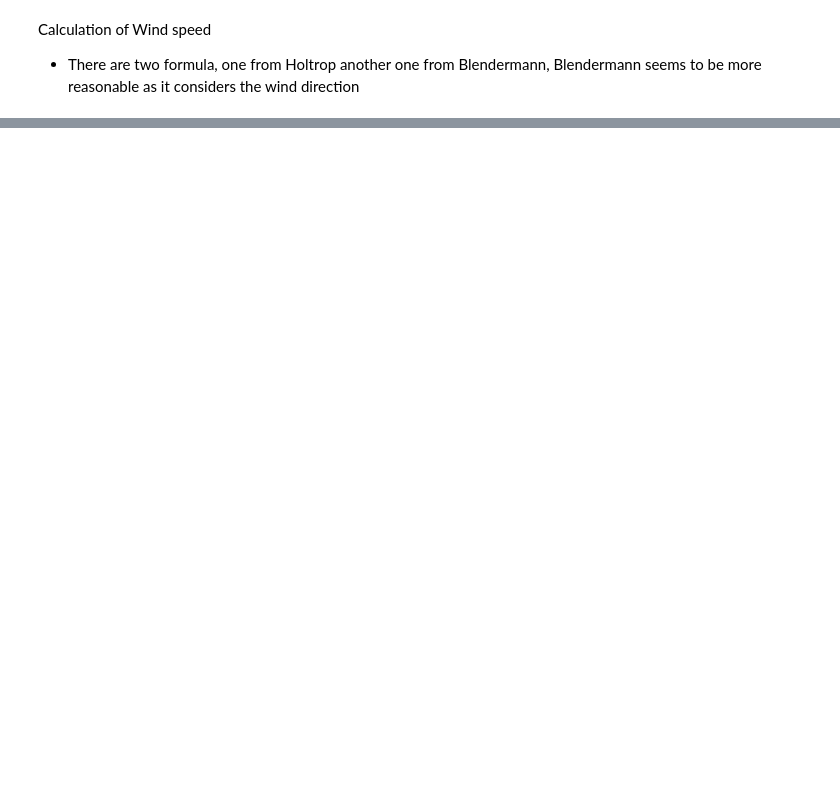
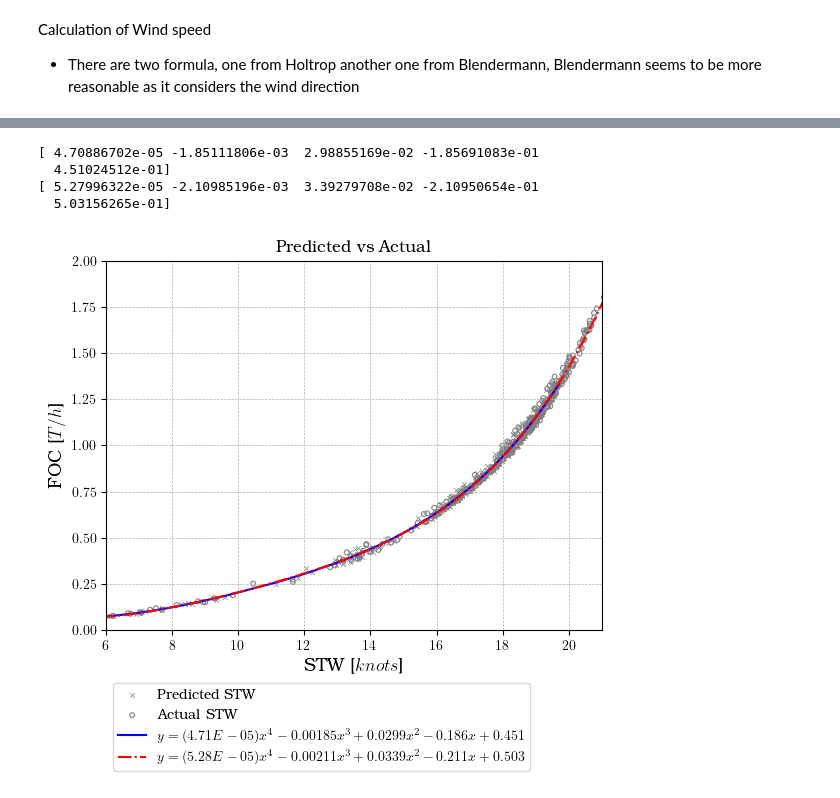
Before and after one commit to hiwafi/thesis-ais, a Jupyter notebook: AISJune_stg_two_v3.ipynb, the cells around one changed output, grey strips where cells are left out. Saved outputs shown, nothing was run; the diff lists cells and outputs as text; code cells hidden in the pictures; blank space fills up the shorter version.

```diff
--- a/AISJune_stg_two_v3.ipynb
+++ b/AISJune_stg_two_v3.ipynb
@@ -2166,0 +2109,8 @@ plt.show()
+# %%
+coefs_act,coefs_pred_rf = FOC_coeff_plot(stw_pred_rf,stw_act,FOC_pred_rf,FOC_act)
+# %% [output]
+[ 4.70886702e-05 -1.85111806e-03  2.98855169e-02 -1.85691083e-01
+  4.51024512e-01]
+[ 5.27996322e-05 -2.10985196e-03  3.39279708e-02 -2.10950654e-01
+  5.03156265e-01]
+[figure, added]
```
Also changed, not shown: parts of 81 cells of this notebook, 1 other file.
